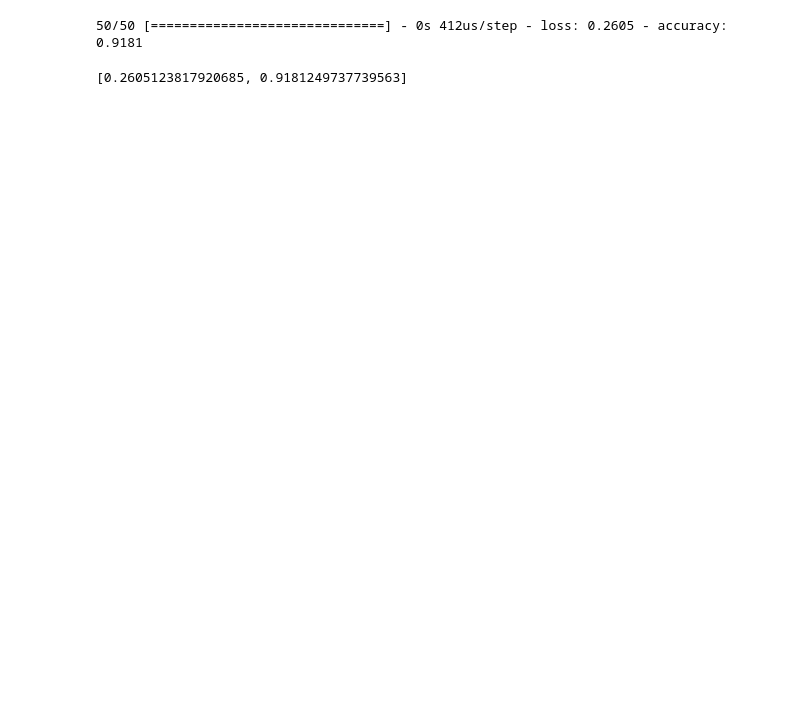
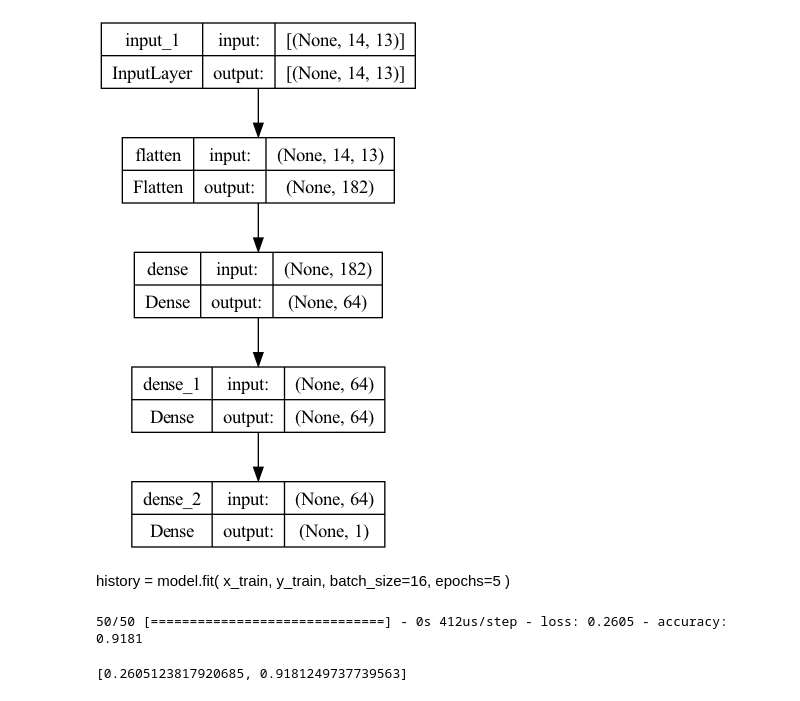
Before and after one commit to hyperi0/knots, a Jupyter notebook: networks/quasipositivity_functional.ipynb, the cells around one changed output. Cells and saved outputs as stored; diff of their text form; code cells hidden in the pictures; blank space fills up the shorter version.

```diff
--- a/networks/quasipositivity_functional.ipynb
+++ b/networks/quasipositivity_functional.ipynb
@@ -82,10 +82,3 @@ Total params: 15,937
 Trainable params: 15,937
 Non-trainable params: 0
 _________________________________________________________________
-# %%
-history = model.fit(
-    x_train,
-    y_train,
-    batch_size=16,
-    epochs=5
-)
@@ -103,3 +88,14 @@ Epoch 5/5
+# %%
+plot_model(model, to_file='model_plot.png', show_shapes=True, show_layer_names=True)
+# %% [output]
+[figure, added]
+# %% [markdown]
+history = model.fit(
+    x_train,
+    y_train,
+    batch_size=16,
+    epochs=5
+)
 # %%
 model.evaluate(x_test, y_test)
 # %% [output]
```
Also changed, not shown: parts of 3 cells of this notebook, 15 other files.
